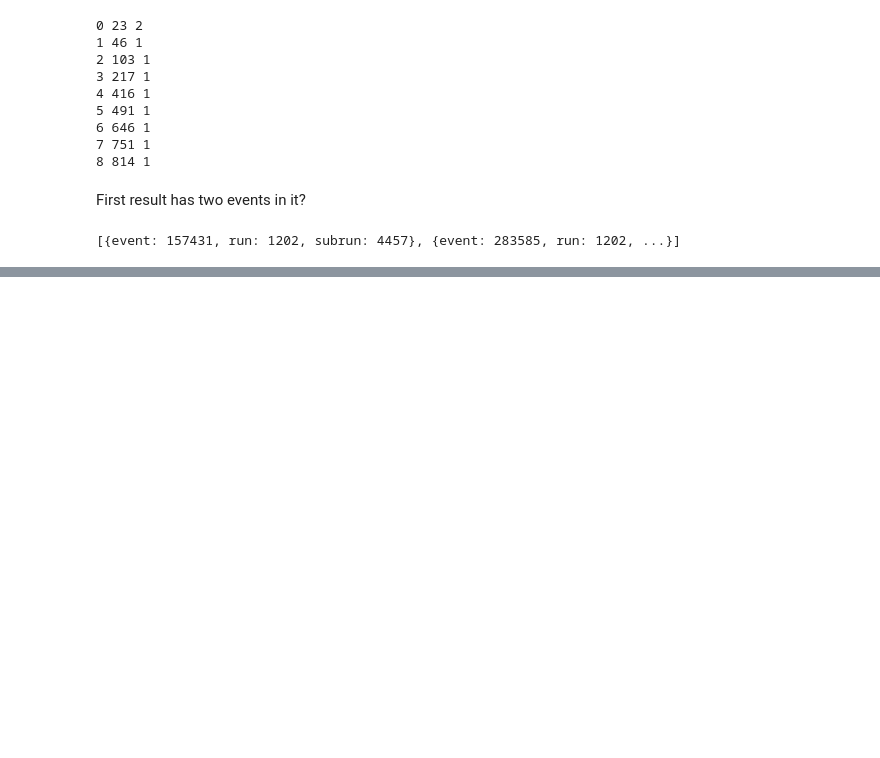
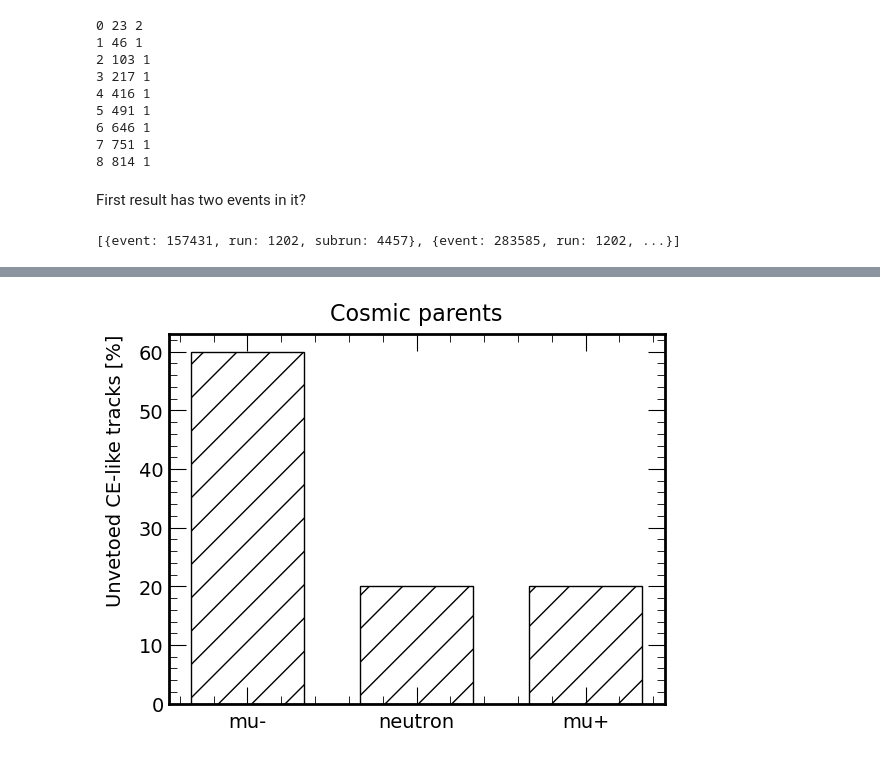
Before and after one commit to victordorojan/mu2e_cosmic_ana, a Jupyter notebook: ana/offspill/ana.ipynb, the cells around one changed output, grey strips where cells are left out. Saved outputs shown, nothing was run; the diff lists cells and outputs as text; code cells hidden in the pictures; blank space fills up the shorter version.

Commit message:
Added cosmic parent ID

```diff
--- a/ana/offspill/ana.ipynb
+++ b/ana/offspill/ana.ipynb
@@ -464,0 +620,90 @@ trkmc.trkmcsim.trkrel._rem: [[0, 1, 0, -1]]
+# %%
+pdg_to_label = {
+    11: "e-", -11: "e+",
+    13: "mu-", -13: "mu+",
+    2112: "neutron", -2112: "antineutron",
+    2212: "proton", -2212: "antiproton",
+    22: "gamma", 111: "pi0",
+    211: "pi+", -211: "pi-"
+}
+
+def BarChart(data, label_dict, title=None, xlabel=None, ylabel=None, fout="bar_chart.png", percentage=False, bar_alpha=1.0, bar_color='black', NDPI=300):
+    """ Pulled from Mu2eCool repo
+    Needs update, but it works fine"""
+
+    # Matches the key of the dict with row in the data array and returns the element as the label
+    labels = [label_dict.get(p, 'other') for p in data]
+
+    # Count occurrences of each label
+    unique_labels, label_counts = np.unique(labels, return_counts=True)
+
+    # Only works for particles
+
+    # Sort labels and counts in descending order
+    sorted_indices = np.argsort(label_counts)[::-1]
+    unique_labels = unique_labels[sorted_indices]
+    label_counts = label_counts[sorted_indices]
+
+    if percentage:
+        label_counts = (label_counts / np.sum(label_counts))*100
+
+    plt.style.use("../../../EventNtuple/utils/pyutils/mu2e.mplstyle")
+
+    # Create figure and axes
+    fig, ax = plt.subplots()
+
+    # Plot the bar chart
+    indices = np.arange(len(unique_labels))
+
+    # TODO: handle this better
+    n_bars = len(indices)
+    bar_width = 3.0 / n_bars
+    if(n_bars == 3.0):
+        bar_width = 2.0 / n_bars
+    elif(n_bars == 2.0):
+        bar_width = 1.0 / n_bars
+
+    ax.bar(indices, label_counts, align='center', alpha=bar_alpha, color=bar_color, width=bar_width, fill=False, hatch='/', linewidth=1, edgecolor='black')
+
+    # Set x-axis labels
+    ax.set_xticks(indices)
+    ax.set_xticklabels(unique_labels, rotation=0) # 45)
+
+    # Set labels for the chart
+    ax.set_title(title, fontsize=16, pad=10)
+    ax.set_xlabel(xlabel, fontsize=14, labelpad=10)
+    ax.set_ylabel(ylabel, fontsize=14, labelpad=10)
+
+    # Set font size of tick labels on x and y axes
+    ax.tick_params(axis='x', labelsize=14)  # Set x-axis tick label font size
+    ax.tick_params(axis='y', labelsize=14)  # Set y-axis tick label font size
+
+    if ax.get_ylim()[1] > 999:
+        ax.yaxis.set_major_formatter(ScalarFormatter(useMathText=True))
+        ax.ticklabel_format(style='sci', axis='y', scilimits=(0,0))
+        ax.yaxis.offsetText.set_fontsize(14)
+
+    # Save the figure
+    plt.savefig(fout, dpi=NDPI, bbox_inches="tight")
+    print("\tWrote", fout)
+
+
+# BarChart(
+#     cosmic_parent_pdg,
+#     pdg_to_label,
+#     title="Cosmic parents",
+#     ylabel="Unvetoed CE-like tracks",
+#     fout="../../img/offspill/bar_cosmic_parents.png"
+
+# )
+
+BarChart(
+    cosmic_parent_pdg,
+    pdg_to_label,
+    title="Cosmic parents",
+    ylabel="Unvetoed CE-like tracks [%]",
+    percentage=True,
+    fout="../../img/offspill/bar_percent_cosmic_parents.png"
+
+)
+# %% [output]
@@ -464,0 +711 @@ trkmc.trkmcsim.trkrel._rem: [[0, 1, 0, -1]]
+[figure, added]
```
Also changed, not shown: parts of 9 cells of this notebook.
